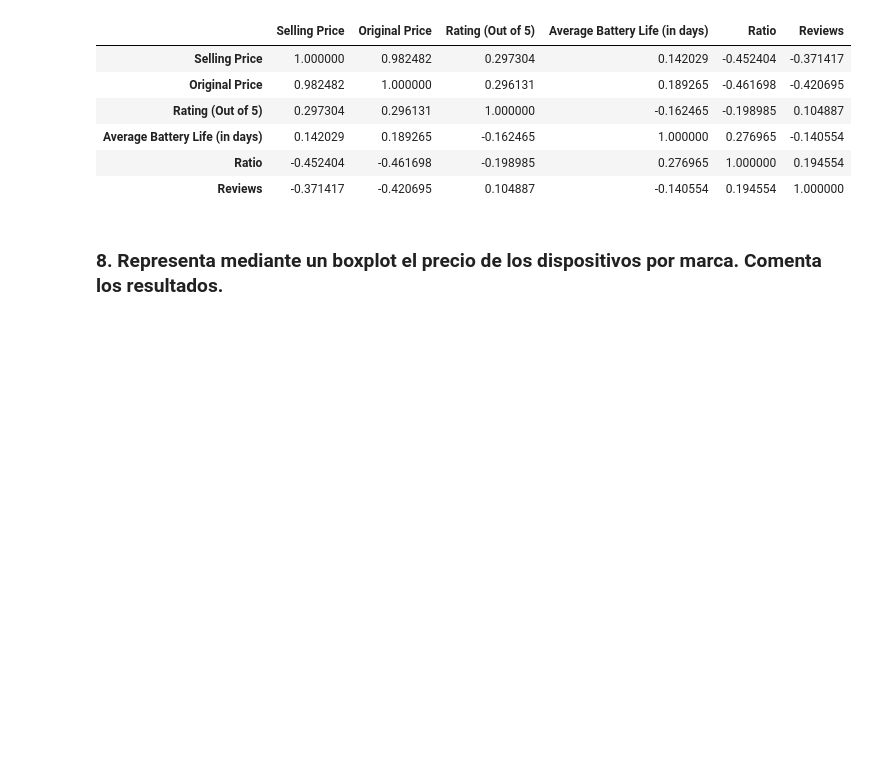
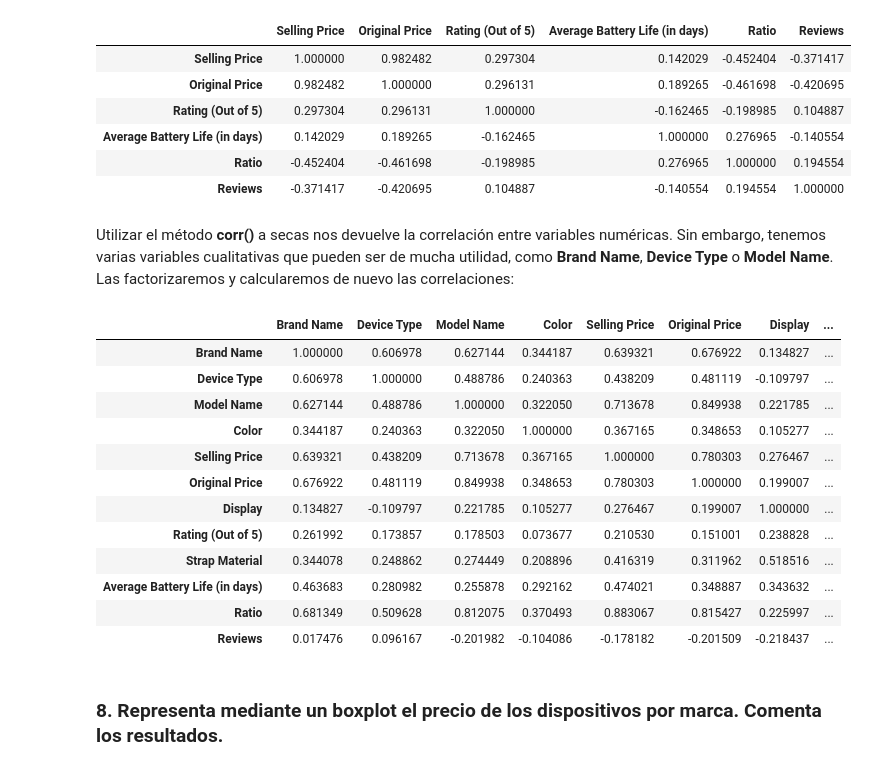
Before and after one commit to afercaceres/Fitness_Trackers, a Jupyter notebook: practica_python.ipynb, the cells around one changed output. Cells and saved outputs as stored; diff of their text form; code cells hidden in the pictures; blank space fills up the shorter version.

Commit message:
Hallada tabla de correlaciones con variables cuantitativas

```diff
--- a/practica_python.ipynb
+++ b/practica_python.ipynb
@@ -724,0 +723,20 @@ datos.corr()
+# %% [markdown]
+Utilizar el método **corr()** a secas nos devuelve la correlación entre variables numéricas. Sin embargo, tenemos varias variables cualitativas que pueden ser de mucha utilidad, como **Brand Name**, **Device Type** o **Model Name**. Las factorizaremos y calcularemos de nuevo las correlaciones:
+# %%
+datos_corr = datos.apply(lambda x : pd.factorize(x)[0]).corr(method='pearson', min_periods=1)
+
+datos_corr
+# %% [output]
+|  | Brand Name | Device Type | Model Name | Color | Selling Price | Original Price | Display | ... |
+| Brand Name | 1.000000 | 0.606978 | 0.627144 | 0.344187 | 0.639321 | 0.676922 | 0.134827 | ... |
+| Device Type | 0.606978 | 1.000000 | 0.488786 | 0.240363 | 0.438209 | 0.481119 | -0.109797 | ... |
+| Model Name | 0.627144 | 0.488786 | 1.000000 | 0.322050 | 0.713678 | 0.849938 | 0.221785 | ... |
+| Color | 0.344187 | 0.240363 | 0.322050 | 1.000000 | 0.367165 | 0.348653 | 0.105277 | ... |
+| Selling Price | 0.639321 | 0.438209 | 0.713678 | 0.367165 | 1.000000 | 0.780303 | 0.276467 | ... |
+| Original Price | 0.676922 | 0.481119 | 0.849938 | 0.348653 | 0.780303 | 1.000000 | 0.199007 | ... |
+| Display | 0.134827 | -0.109797 | 0.221785 | 0.105277 | 0.276467 | 0.199007 | 1.000000 | ... |
+| Rating (Out of 5) | 0.261992 | 0.173857 | 0.178503 | 0.073677 | 0.210530 | 0.151001 | 0.238828 | ... |
+| Strap Material | 0.344078 | 0.248862 | 0.274449 | 0.208896 | 0.416319 | 0.311962 | 0.518516 | ... |
+| Average Battery Life (in days) | 0.463683 | 0.280982 | 0.255878 | 0.292162 | 0.474021 | 0.348887 | 0.343632 | ... |
+| Ratio | 0.681349 | 0.509628 | 0.812075 | 0.370493 | 0.883067 | 0.815427 | 0.225997 | ... |
+| Reviews | 0.017476 | 0.096167 | -0.201982 | -0.104086 | -0.178182 | -0.201509 | -0.218437 | ... |
```
Also changed, not shown: parts of 5 cells of this notebook.
